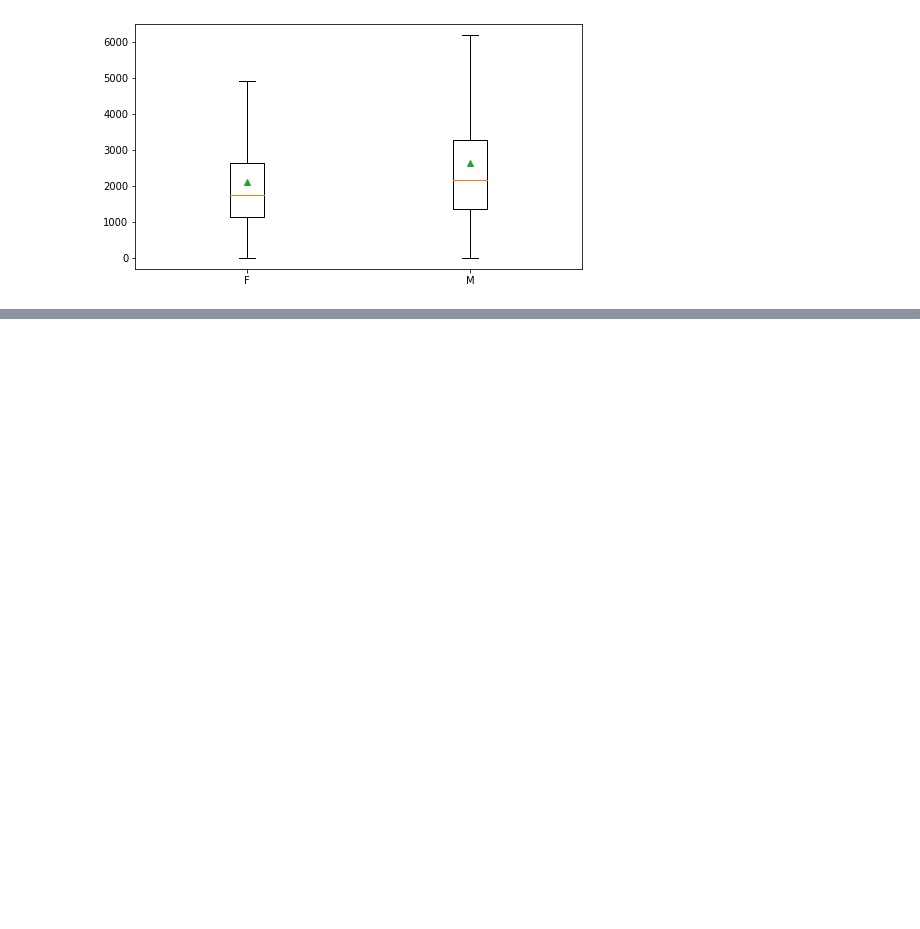
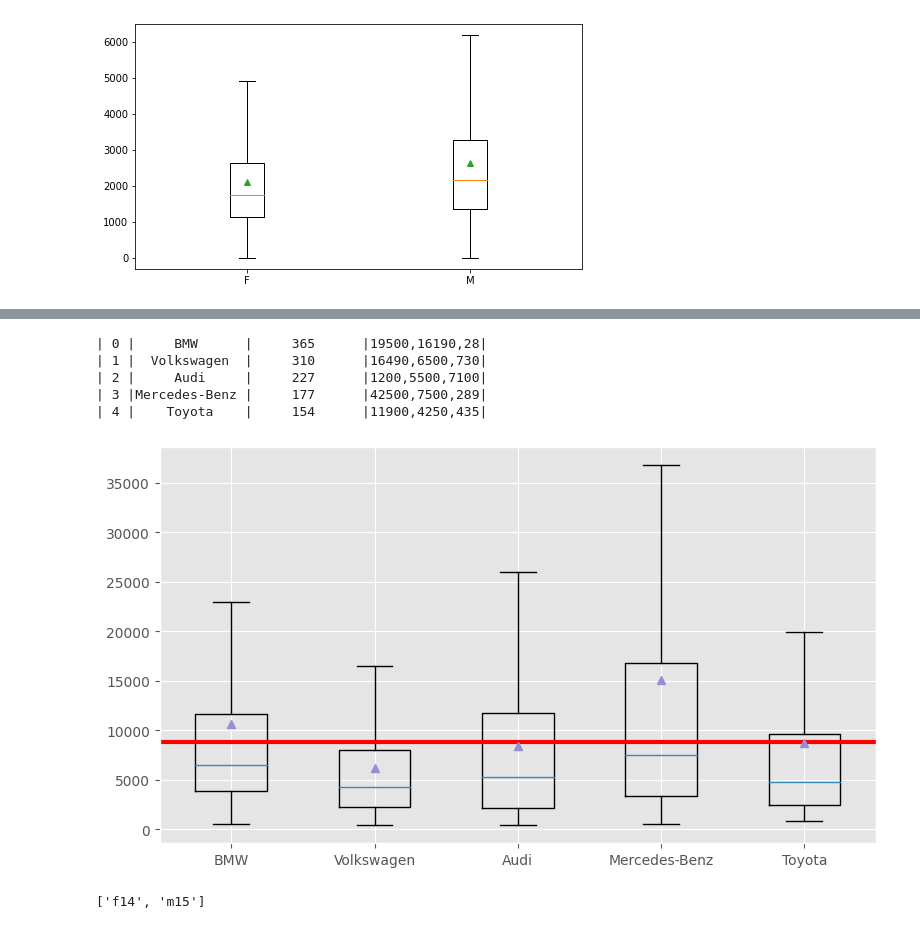
Before and after one commit to ISeeBugsEverywhere/DataScienceNotebooks, a Jupyter notebook: Notebooks/24paskaita.ipynb, the cells around one changed output, grey strips where cells are left out. Drawn from its saved outputs; the diff is of its cells as text; code cells hidden in the pictures; blank space fills up the shorter version.

```diff
--- a/Notebooks/24paskaita.ipynb
+++ b/Notebooks/24paskaita.ipynb
@@ -69,0 +121,48 @@ plt.show()
+# %%
+#sql užklausos vykdymas per mysql/mariadb kursorių
+sql="""SELECT gamintojas, count(*) AS C,
+GROUP_CONCAT(cast(replace(price, ' ', '') as float)) AS GC
+FROM autopliuslt
+GROUP BY gamintojas
+ORDER BY C DESC
+LIMIT 5;"""
+C.execute(sql)
+ans = C.fetchall()
+g, c, gc = list(map(list, zip(*ans)))
+#? = np.transpose(ans)
+for k, i in enumerate(gc):
+    gc[k] = np.fromstring(i, sep=',')
+
+pout(ans)
+
+#sql užklausos vykdymas per mysql/mariadb kursorių
+sql="""select avg(cast(replace(price, ' ', '') as float)) from autopliuslt"""
+C.execute(sql)
+ans = C.fetchall()
+vid = ans[0][0]
+
+fig, axis = plt.subplots(figsize=(8,4.5))
+#plotting code:
+axis.boxplot(gc, showmeans=True, showfliers=False)
+axis.set_xticklabels(g)
+axis.axhline(y=vid, color='red', linewidth=3)
+#axis.legend(loc='best')
+#axis.ticklabel_format(style='plain')
+fig.tight_layout()
+plt.show()
+# %% [output]
+| 0 |     BMW      |     365      |19500,16190,28|
+| 1 |  Volkswagen  |     310      |16490,6500,730|
+| 2 |     Audi     |     227      |1200,5500,7100|
+| 3 |Mercedes-Benz |     177      |42500,7500,289|
+| 4 |    Toyota    |     154      |11900,4250,435|
+[figure, added]
+# %%
+l = ['f', 'm']
+g = ['14', '15']
+lg = []
+for li, gi in zip(l, g):
+    lg.append(li+gi)
+print(lg)
+# %% [output]
+['f14', 'm15']
```
Also changed, not shown: parts of 3 cells of this notebook.
